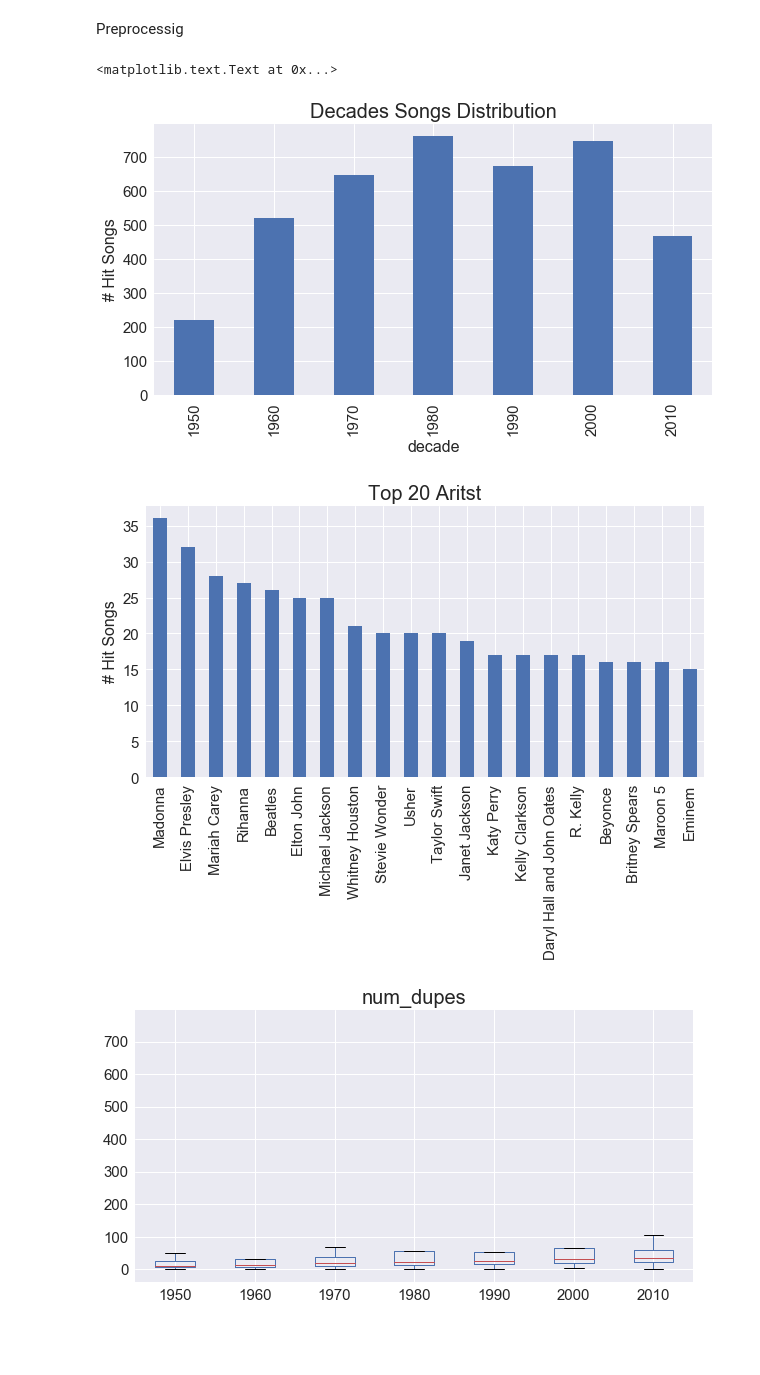
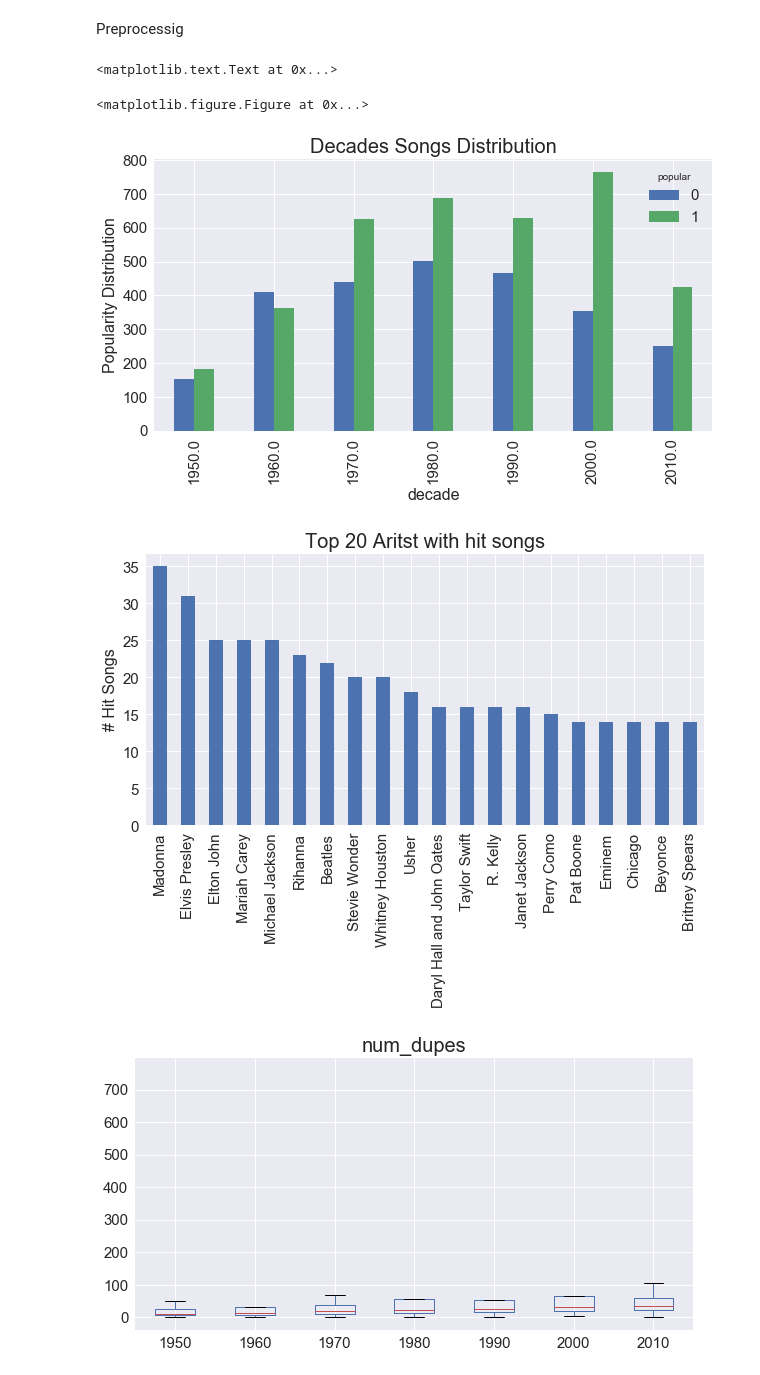
Before and after one commit to melerz/intro-data, a Jupyter notebook: billabord/main.ipynb, the cells around one changed output. Drawn from its saved outputs; the diff is of its cells as text; code cells hidden in the pictures; blank space fills up the shorter version.

Commit message:
fixed decades years

```diff
--- a/billabord/main.ipynb
+++ b/billabord/main.ipynb
@@ -64,12 +64,18 @@ The autoreload extension is already loaded. To reload it, use:
 # LOAD DATA
 # %%
 #features correlation
-all_features_from_spotify = pd.read_pickle('all_features_from_spotify_with_genres.dat')
-popular_songs = pd.read_pickle('final_popular_songs.dat')
-random_songs = pd.read_pickle('final_random_songs.dat')
-all_songs = pd.read_pickle('final_all_songs.dat')
+#all_features_from_spotify = pd.read_pickle('all_features_from_spotify_with_genres.dat')
+#popular_songs = pd.read_pickle('final_popular_songs.dat')
+#random_songs = pd.read_pickle('final_random_songs.dat')
+all_songs = pd.read_pickle('fixed_all_songs.dat')
+popular_songs = all_songs[all_songs['popular']==1]
+unpopular_songs = all_songs[all_songs['popular']==0]
+
 all_genres = list(pd.read_pickle('all_genres.dat')[0].values)
 GENRES = list(pd.read_pickle('spotify_genres.dat')[0].values)
+
+#fixed years
+#fixed_years = pd.DataFrame(pd.read_csv('fixed_years.csv')['0'].reset_index(drop=True))
 # %% [markdown]
 # FUNCTIONS
 # %%
@@ -256,18 +262,27 @@ def spotify_preprocessing(df,is_popular=False):
     #extract relevant columns only
     return df[SPOTIFY_COLUMNS]
 # %%
-df.groupby('decade').apply(lambda decade: len(decade)).plot(kind='bar',figsize=(10,5),title='Decades Songs Distribution')
-plt.ylabel('# Hit Songs')
+df=all_songs[all_songs['popular']==1]
+plt.figure()
+all_songs.groupby(['decade','popular']).count()['artist'].unstack().plot(kind='bar',figsize=(10,5),title='Decades Songs Distribution')
+plt.ylabel('Popularity Distribution')
+
+# df.groupby('decade').apply(lambda decade: len(decade)).plot(kind='bar',figsize=(10,5),title='Decades Popular Songs Distribution')
+# plt.ylabel('# Hit Songs')
 
 
 plt.figure()
 top_art=20
-df['artist'].value_counts().head(top_art).plot(kind='bar',figsize=(10,5),title='Top {} Aritst'.format(top_art))
+df['artist'].value_counts().head(top_art).plot(kind='bar',figsize=(10,5),title='Top {} Aritst with hit songs'.format(top_art))
 plt.ylabel('# Hit Songs')
+
+
+#sns.factorplot(x='decade', y='', hue='sex', data=df, kind='bar')
 # %% [output]
 <matplotlib.text.Text at 0x...>
+<matplotlib.figure.Figure at 0x...>
-[figure, old version]
+[figure, new version]
-[figure, old version]
+[figure, new version]
 # %%
 plot_statistics(df,'num_dupes')
 plot_statistics(df,'num_words')
```
Also changed, not shown: parts of 6 cells of this notebook.
